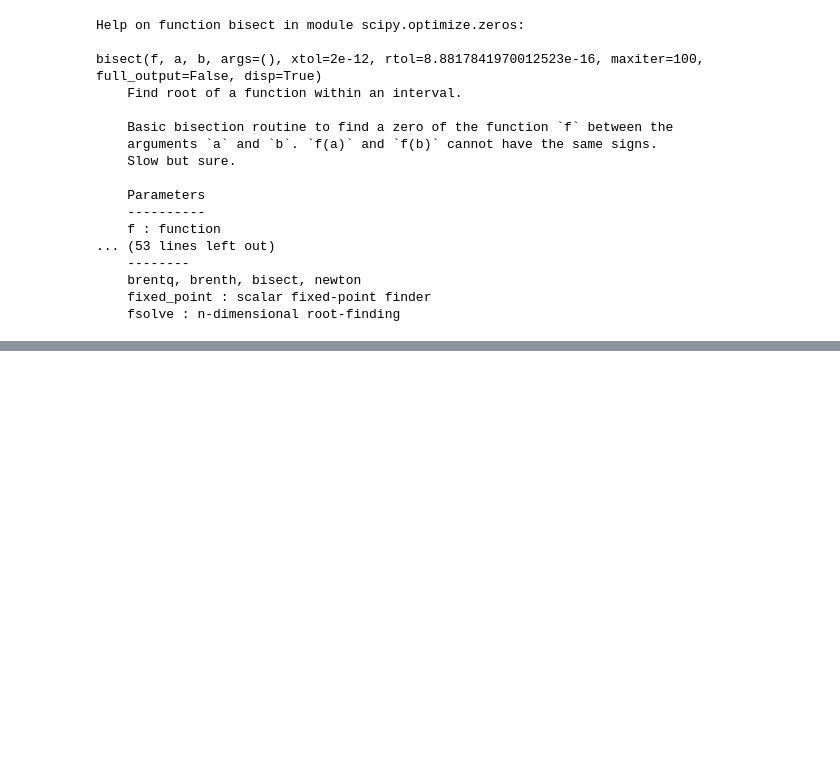
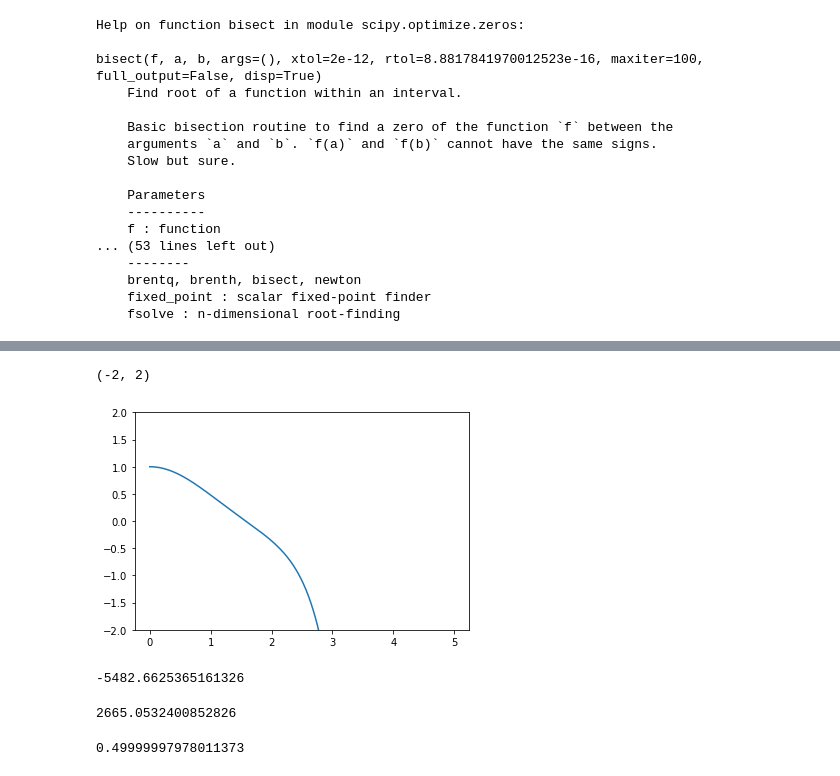
Before and after one commit to tachycline/PHYS381, a Jupyter notebook: notebooks/Introductory shooting.ipynb, the cells around one changed output, grey strips where cells are left out. Saved outputs shown, nothing was run; the diff lists cells and outputs as text; code cells hidden in the pictures; blank space fills up the shorter version.

```diff
--- a/notebooks/Introductory shooting.ipynb
+++ b/notebooks/Introductory shooting.ipynb
@@ -149,0 +161,9 @@ bisect(f, a, b, args=(), xtol=2e-12, rtol=8.8817841970012523e-16, maxiter=100, f
+# %%
+domain = np.linspace(0,5,1000)
+y0 = (1.0, 0.0)
+result = odeint(qho, y0, domain, args=(0.65,))
+plt.plot(domain, result[:,0])
+plt.ylim(-2,2)
+# %% [output]
+(-2, 2)
+[figure, added]
@@ -149,0 +194,12 @@ bisect(f, a, b, args=(), xtol=2e-12, rtol=8.8817841970012523e-16, maxiter=100, f
+# %%
+bc(0.65)
+# %% [output]
+-5482.6625365161326
+# %%
+bc(0.45)
+# %% [output]
+2665.0532400852826
+# %%
+bisect(bc, 0.45, 0.65)
+# %% [output]
+0.49999997978011373
```
Also changed, not shown: parts of 7 cells of this notebook.
